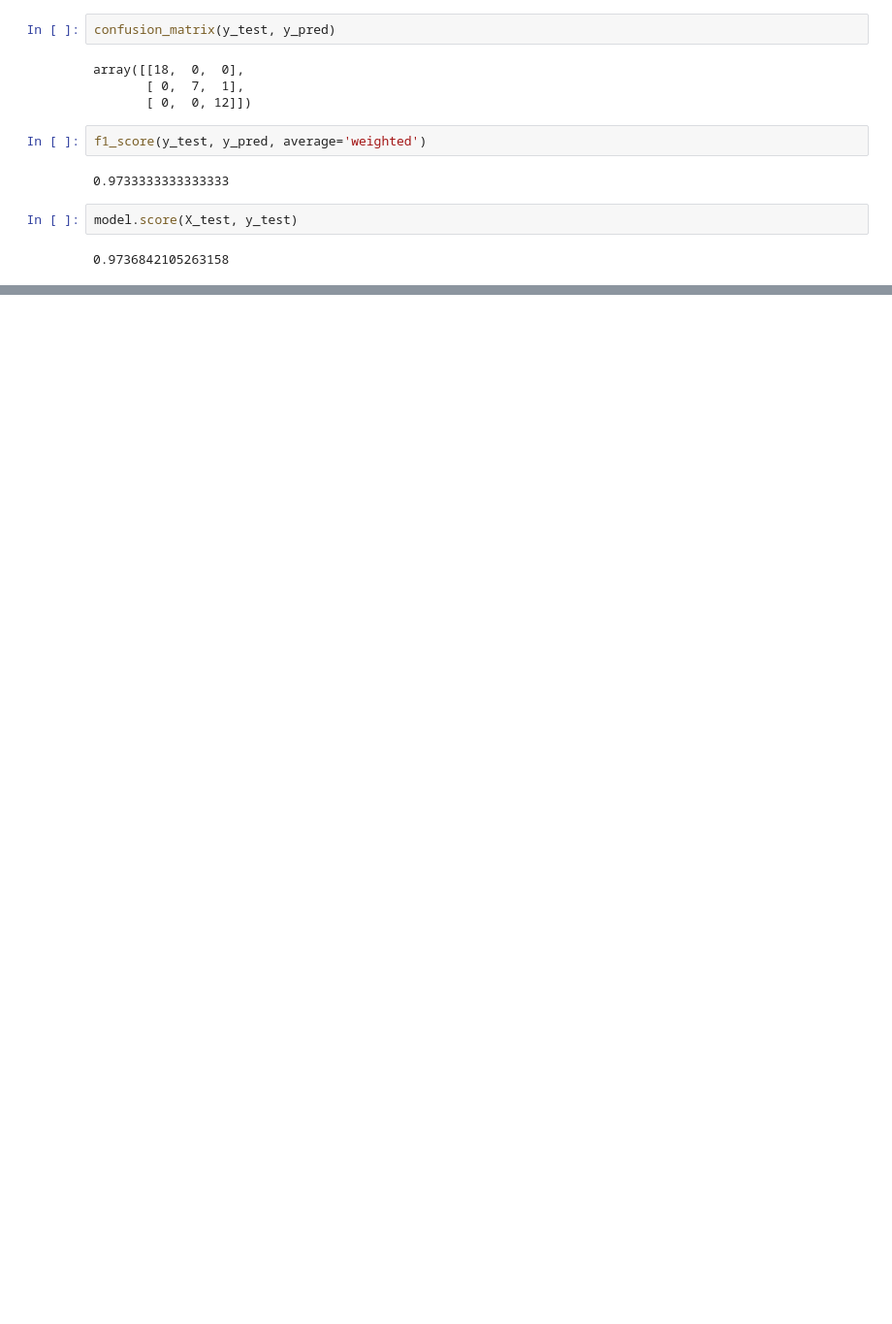
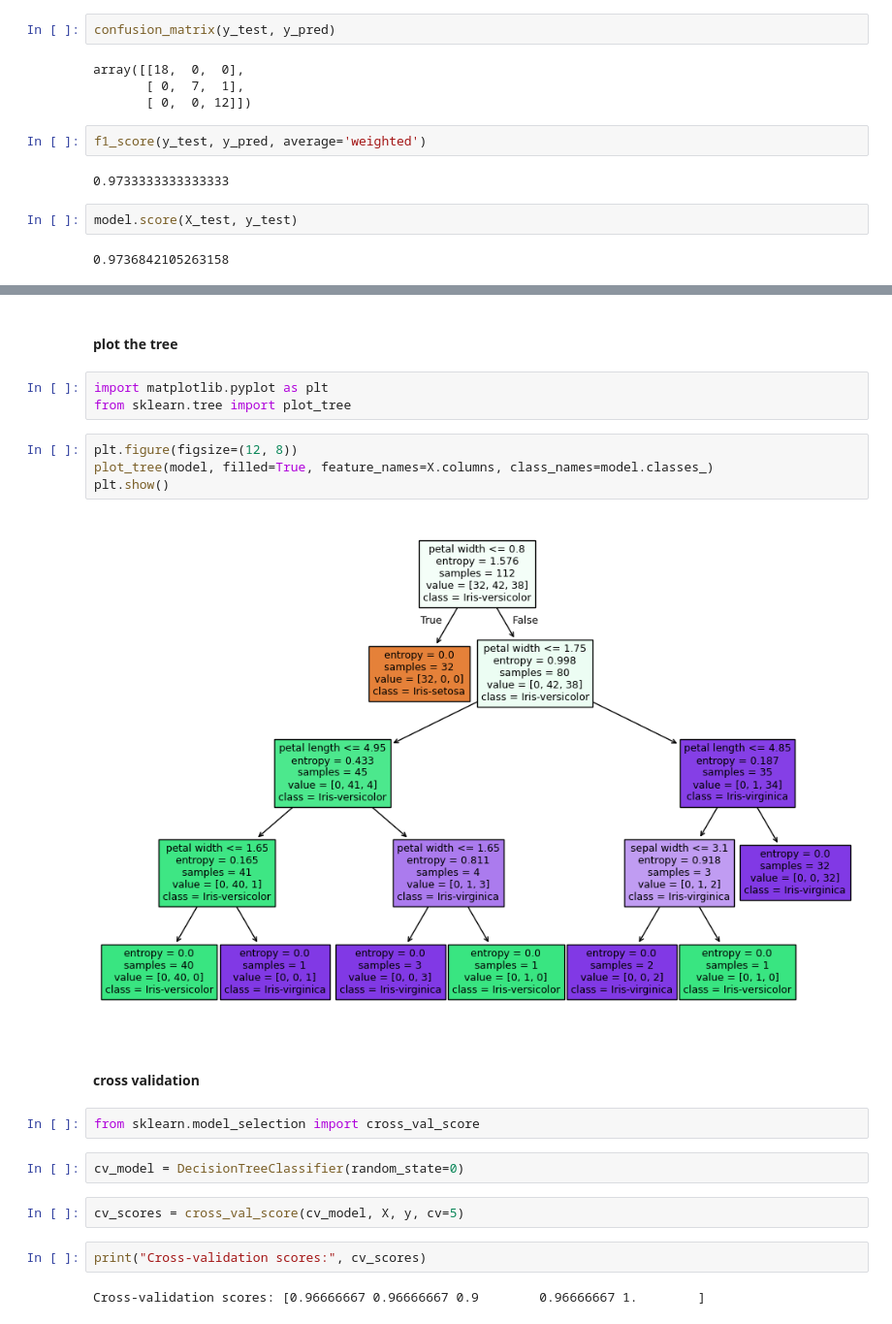
Before and after one commit to Vinay2080/JupyterProject, a Jupyter notebook: machine_learning_lab/expriment_four/experiment_four.ipynb, the cells around one changed output, grey strips where cells are left out. Shown at 97% size. Drawn from its saved outputs; the diff is of its cells as text; blank space fills up the shorter version.

```diff
--- a/machine_learning_lab/expriment_four/experiment_four.ipynb
+++ b/machine_learning_lab/expriment_four/experiment_four.ipynb
@@ -120,0 +139,23 @@ array([0.0156062 , 0.        , 0.07501716, 0.90937664])
+# %% [markdown]
+#### plot the tree
+# %%
+import matplotlib.pyplot as plt
+from sklearn.tree import plot_tree
+# %%
+plt.figure(figsize=(12, 8))
+plot_tree(model, filled=True, feature_names=X.columns, class_names=model.classes_)
+plt.show()
+# %% [output]
+[figure, added]
+# %% [markdown]
+#### cross validation
+# %%
+from sklearn.model_selection import cross_val_score
+# %%
+cv_model = DecisionTreeClassifier(random_state=0)
+# %%
+cv_scores = cross_val_score(cv_model, X, y, cv=5)
+# %%
+print("Cross-validation scores:", cv_scores)
+# %% [output]
+Cross-validation scores: [0.96666667 0.96666667 0.9        0.96666667 1.        ]
```
Also changed, not shown: parts of 5 cells of this notebook, 35 other files.
